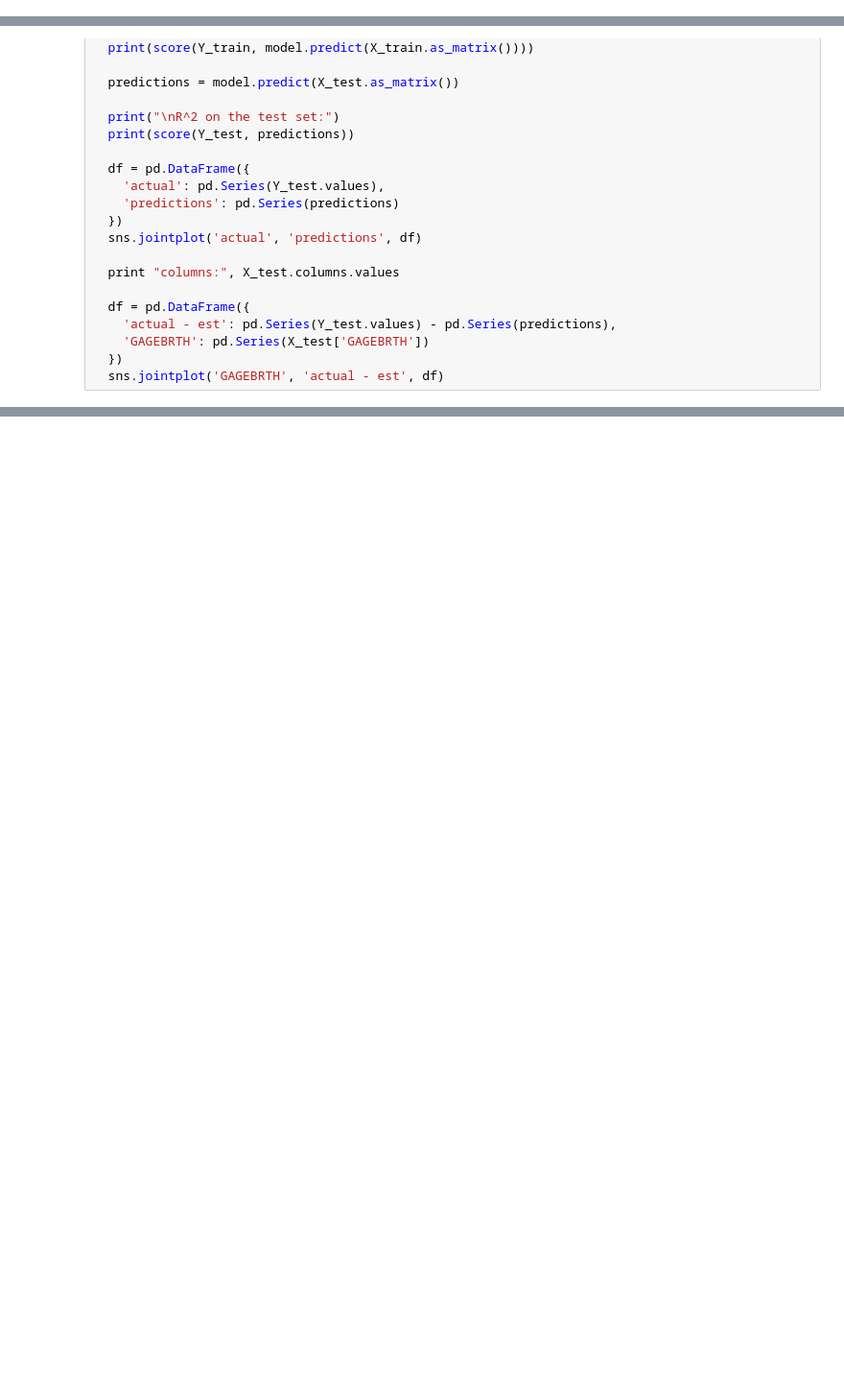
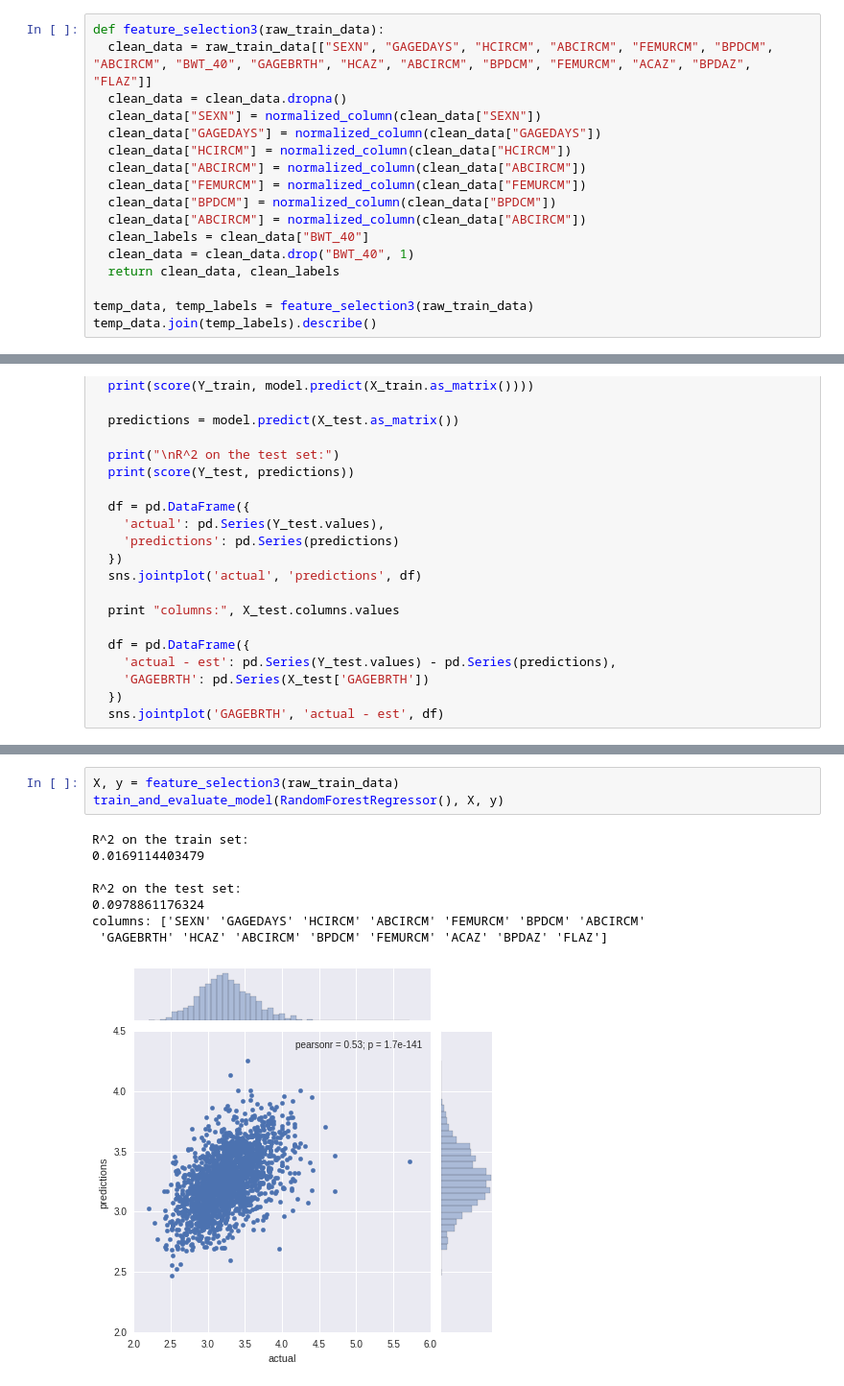
Before and after one commit to de-git/HBGDki-London, a Jupyter notebook: Ultrasound/train_ultrasound_python.ipynb, the cells around one changed output, grey strips where cells are left out. Shown: that part at 96% size. Saved outputs shown, nothing was run; the diff lists cells and outputs as text; blank space fills up the shorter version.

```diff
--- a/Ultrasound/train_ultrasound_python.ipynb
+++ b/Ultrasound/train_ultrasound_python.ipynb
@@ -71,0 +81,17 @@ temp_data.join(temp_labels).head()
+# %%
+def feature_selection3(raw_train_data):
+  clean_data = raw_train_data[["SEXN", "GAGEDAYS", "HCIRCM", "ABCIRCM", "FEMURCM", "BPDCM", "ABCIRCM", "BWT_40", "GAGEBRTH", "HCAZ", "ABCIRCM", "BPDCM", "FEMURCM", "ACAZ", "BPDAZ", "FLAZ"]]
+  clean_data = clean_data.dropna()
+  clean_data["SEXN"] = normalized_column(clean_data["SEXN"])
+  clean_data["GAGEDAYS"] = normalized_column(clean_data["GAGEDAYS"])
+  clean_data["HCIRCM"] = normalized_column(clean_data["HCIRCM"])
+  clean_data["ABCIRCM"] = normalized_column(clean_data["ABCIRCM"])
+  clean_data["FEMURCM"] = normalized_column(clean_data["FEMURCM"])
+  clean_data["BPDCM"] = normalized_column(clean_data["BPDCM"])
+  clean_data["ABCIRCM"] = normalized_column(clean_data["ABCIRCM"])
+  clean_labels = clean_data["BWT_40"]
+  clean_data = clean_data.drop("BWT_40", 1)
+  return clean_data, clean_labels
+
+temp_data, temp_labels = feature_selection3(raw_train_data)
+temp_data.join(temp_labels).describe()
@@ -128,0 +165,12 @@ columns: ['SEXN' 'GAGEDAYS' 'HCIRCM' 'ABCIRCM' 'FEMURCM' 'BPDCM' 'ABCIRCM'
+# %%
+X, y = feature_selection3(raw_train_data)
+train_and_evaluate_model(RandomForestRegressor(), X, y)
+# %% [output]
+R^2 on the train set:
+0.0169114403479
+
+R^2 on the test set:
+0.0978861176324
+columns: ['SEXN' 'GAGEDAYS' 'HCIRCM' 'ABCIRCM' 'FEMURCM' 'BPDCM' 'ABCIRCM'
+ 'GAGEBRTH' 'HCAZ' 'ABCIRCM' 'BPDCM' 'FEMURCM' 'ACAZ' 'BPDAZ' 'FLAZ']
+[figure, added]
```
Also changed, not shown: parts of 11 cells of this notebook.
